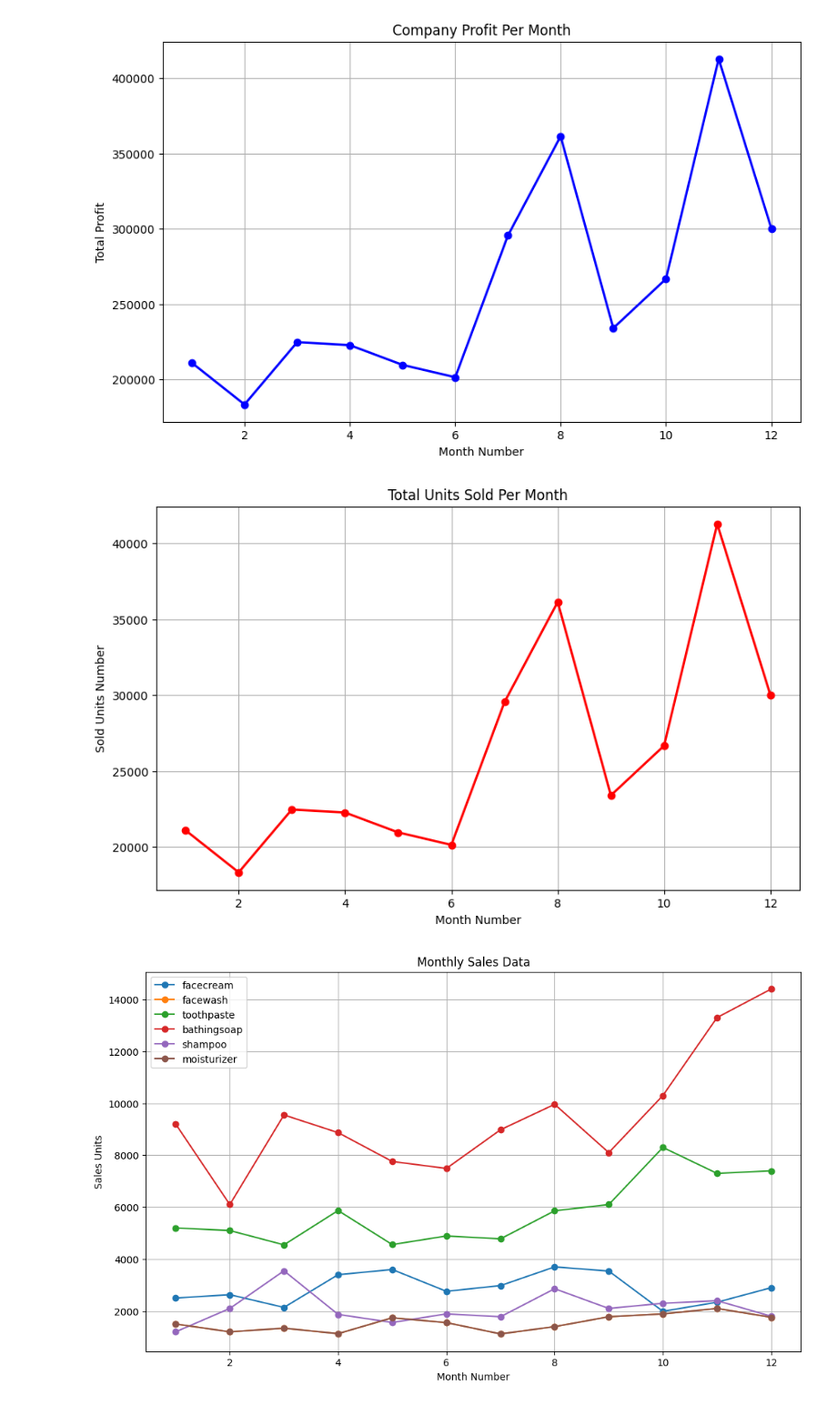
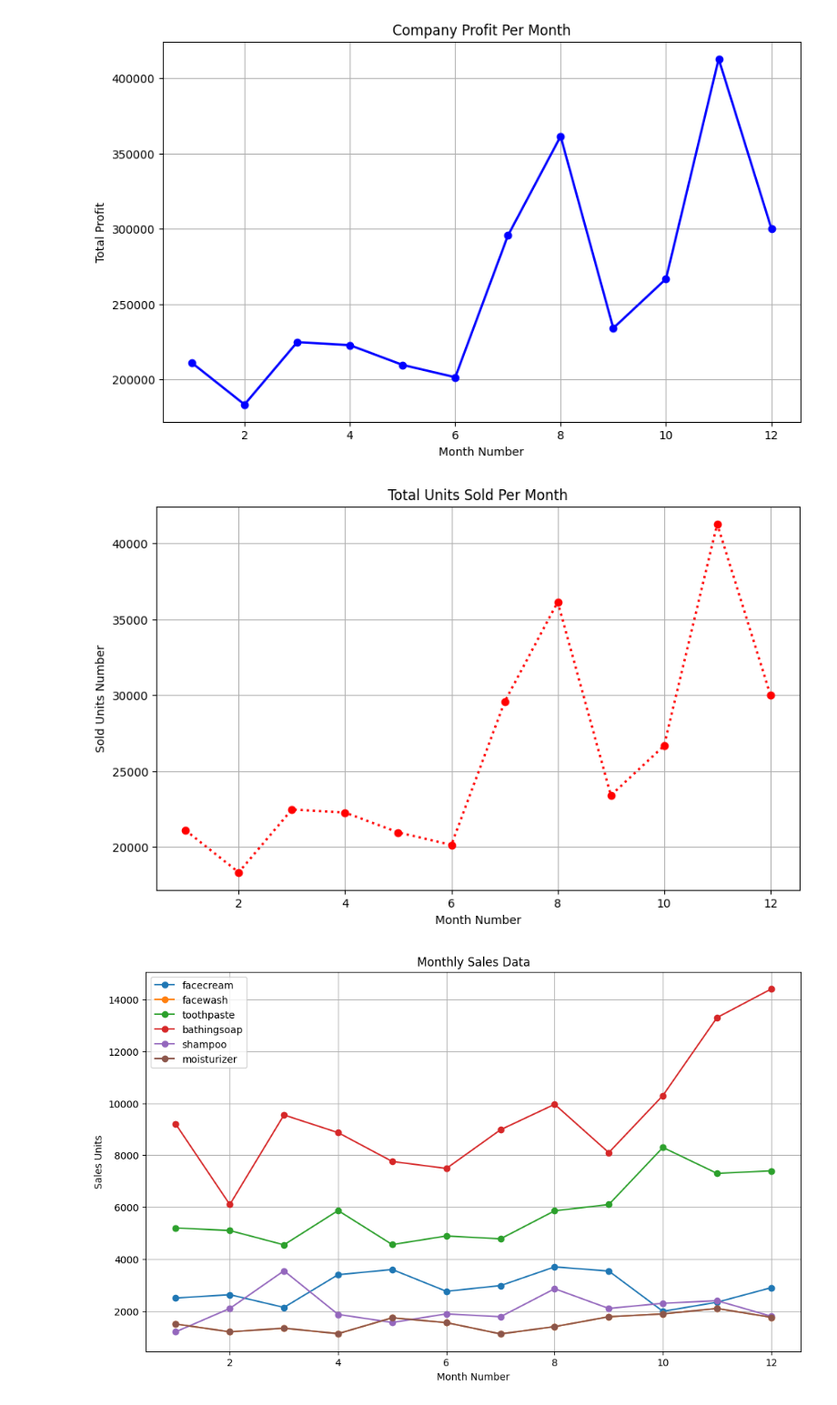
Before and after one commit to SubhradipH/My-python, a Jupyter notebook: a.ipynb, the cells around one changed output. Shown: that part at 91% size. Saved outputs shown, nothing was run; the diff lists cells and outputs as text; code cells hidden in the pictures.

```diff
--- a/a.ipynb
+++ b/a.ipynb
@@ -23,14 +23,14 @@ plt.show()
 [figure]
 # %%
 plt.figure(figsize=(10,6))
-plt.plot(df['month_number'], df['total_units'], marker='o', color='r', linewidth=2)
+plt.plot(df['month_number'], df['total_units'], marker='o', color='r', linewidth=2, linestyle='dotted')
 plt.xlabel('Month Number')
 plt.ylabel('Sold Units Number')
 plt.title('Total Units Sold Per Month')
 plt.grid(True)
 plt.show()
 # %% [output]
-[figure, old version]
+[figure, new version]
 # %%
 plt.figure(figsize=(12,7))
 for col in df.columns[1:-2]:  # skipping month, total_units, total_profit
```
Also changed, not shown: parts of 1 cell of this notebook.
